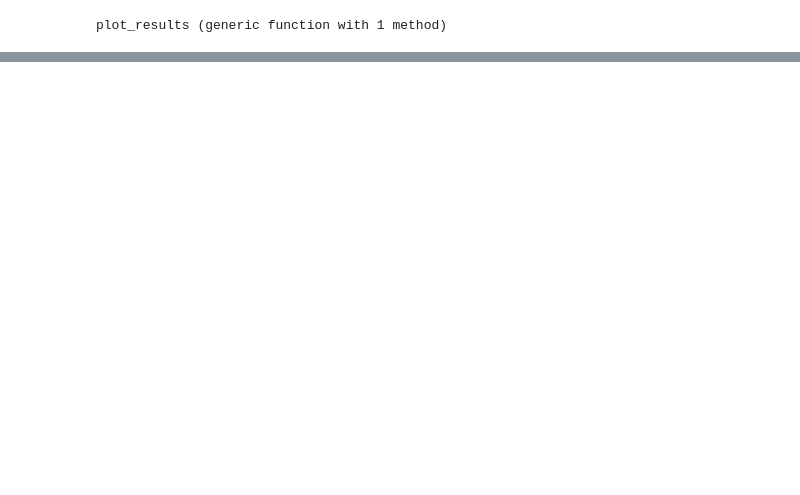
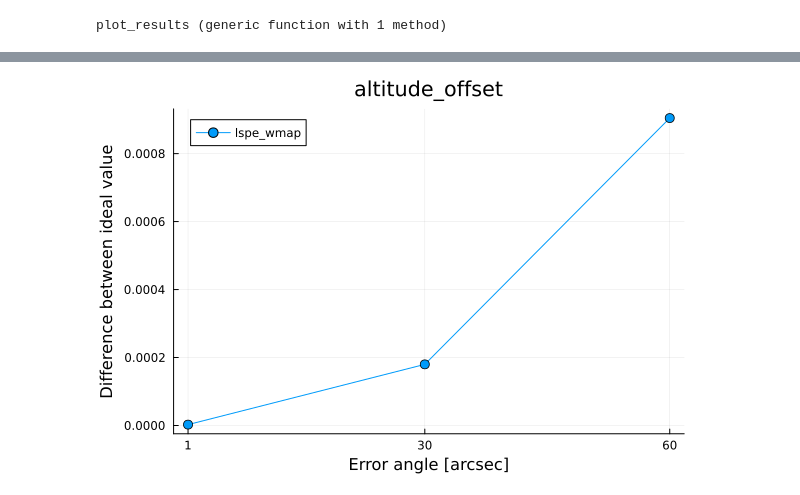
Before and after one commit to teob97/Master-Thesis-Pipeline, a Jupyter notebook: notebooks/fgbuster_plot.ipynb, the cells around one changed output, grey strips where cells are left out. Drawn from its saved outputs; the diff is of its cells as text; code cells hidden in the pictures; blank space fills up the shorter version.

```diff
--- a/notebooks/fgbuster_plot.ipynb
+++ b/notebooks/fgbuster_plot.ipynb
@@ -55,18 +52,20 @@ plot(plots..., layout=(3,1), size = (1300, 800))
 # %%
 l = "altitude_offset"
 i = "lspe_wmap"
 
-ideal = [data[i][k]["ideal"]["x"][3] for k in error]
-ideal_sigma = [ sqrt.(diag(data[i][k]["ideal"]["Sigma"]))[3] for k in error]
-plot_data = [data[i][k][l]["x"][3] for k in error]
+ideal = [data[i][k]["ideal"]["x"][2] for k in error]
+ideal_sigma = [ sqrt.(diag(data[i][k]["ideal"]["Sigma"]))[2] for k in error]
+plot_data = [data[i][k][l]["x"][2] for k in error]
 plot_x = [1.0/3600, 0.5/60, 1.0/60]
-data_sigma = [ sqrt.(diag(data[i][k][l]["Sigma"]))[3] for k in error]
+data_sigma = [ sqrt.(diag(data[i][k][l]["Sigma"]))[2] for k in error]
 
 yerror = sqrt.(ideal_sigma.^2 .+ data_sigma.^2)
 
 plot(plot_x, [abs.(ideal .- plot_data)...], marker=(:circle,5), label = i)#, yerror = yerror)
 
 plot!(xticks = ([plot_x...],["1", "30", "60"]))
 xaxis!("Error angle [arcsec]")
 yaxis!("Difference between ideal value")
 title!(l)
+# %% [output]
+[figure, added]
```
Also changed, not shown: parts of 5 cells of this notebook, 3 other files.
